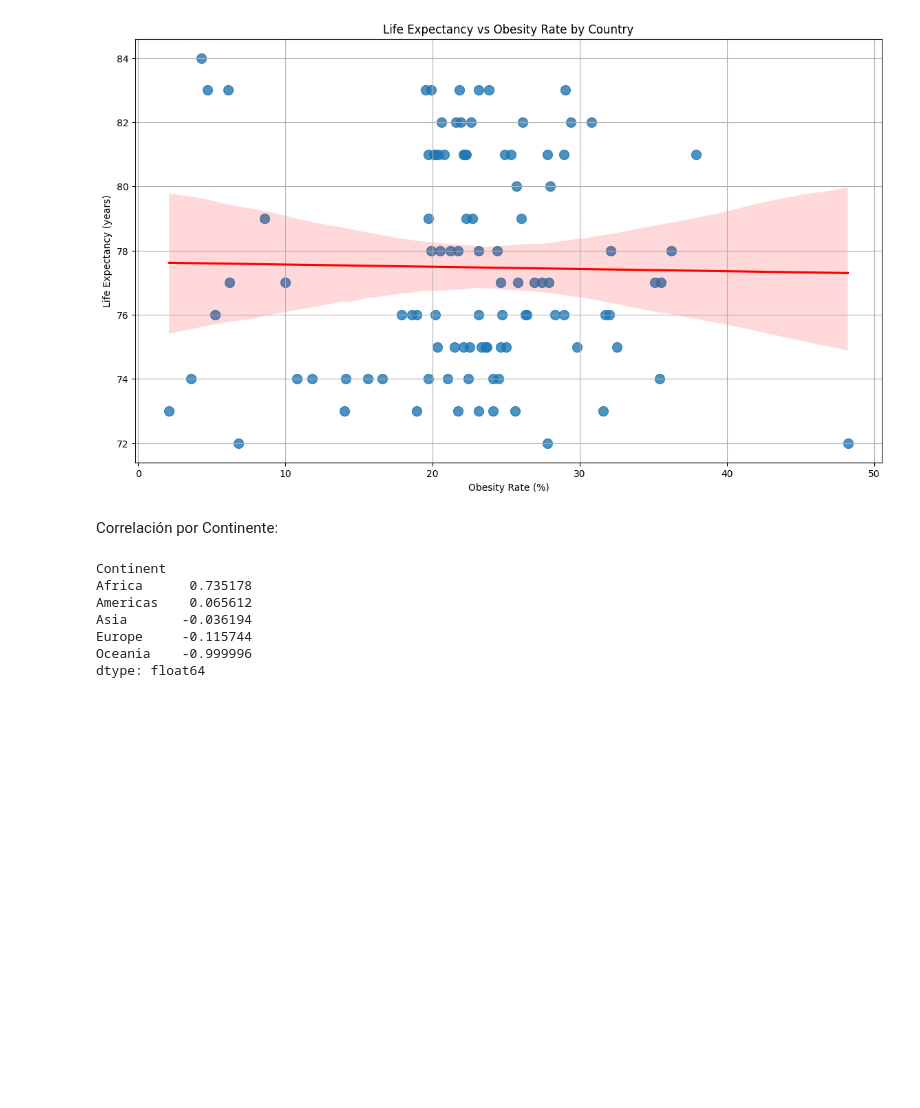
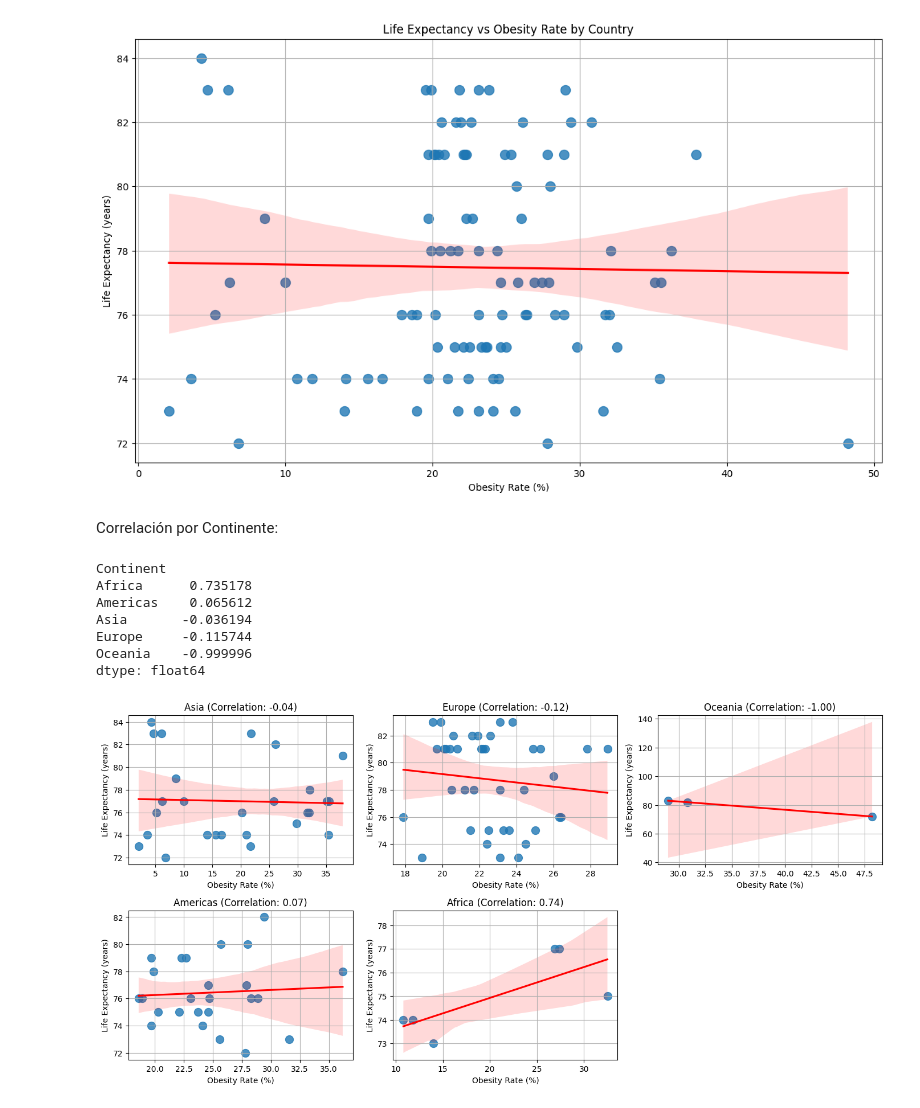
Before and after one commit to MouraAnalyst/EDA_Corr_tranning, a Jupyter notebook: EspVida_vs_Obesid.ipynb, the cells around one changed output. Drawn from its saved outputs; the diff is of its cells as text; code cells hidden in the pictures; blank space fills up the shorter version.

```diff
--- a/EspVida_vs_Obesid.ipynb
+++ b/EspVida_vs_Obesid.ipynb
@@ -77,3 +77,19 @@ Asia       -0.036194
 Europe     -0.115744
 Oceania    -0.999996
 dtype: float64
+# %%
+# Crear gráficos de dispersión por continente con líneas de regresión
+plt.figure(figsize=(14, 10))
+
+for i, continent in enumerate(df['Continent'].unique()):
+    plt.subplot(3, 3, i + 1)
+    sns.regplot(x='Obesity rate %', y='Life Expectancy', data=df[df['Continent'] == continent], scatter_kws={'s': 100}, line_kws={"color": "red"})
+    plt.title(f'{continent} (Correlation: {continent_correlation[continent]:.2f})')
+    plt.xlabel('Obesity Rate (%)')
+    plt.ylabel('Life Expectancy (years)')
+    plt.grid(True)
+
+plt.tight_layout()
+plt.show()
+# %% [output]
+[figure, added]
```
Also changed, not shown: parts of 2 cells of this notebook.
